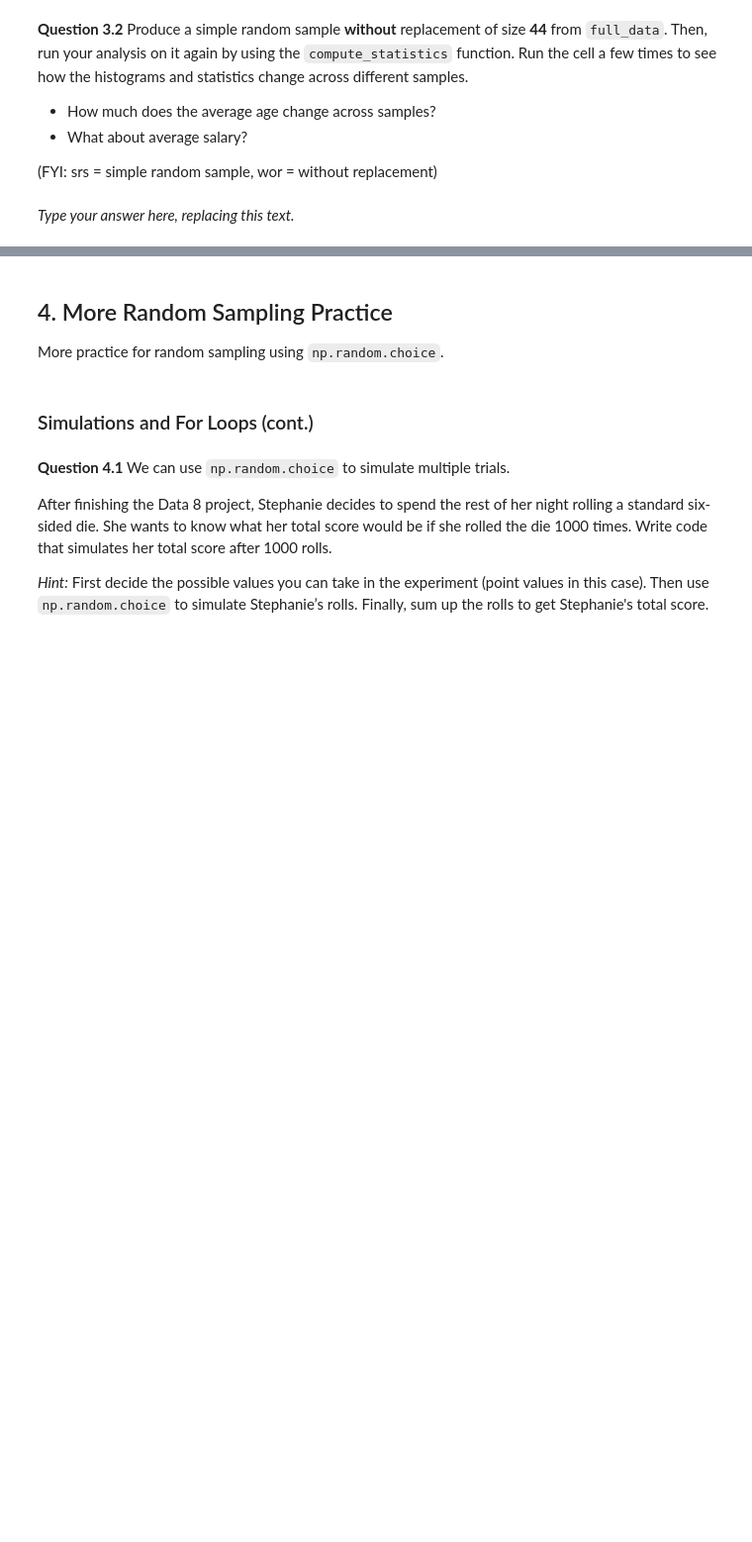
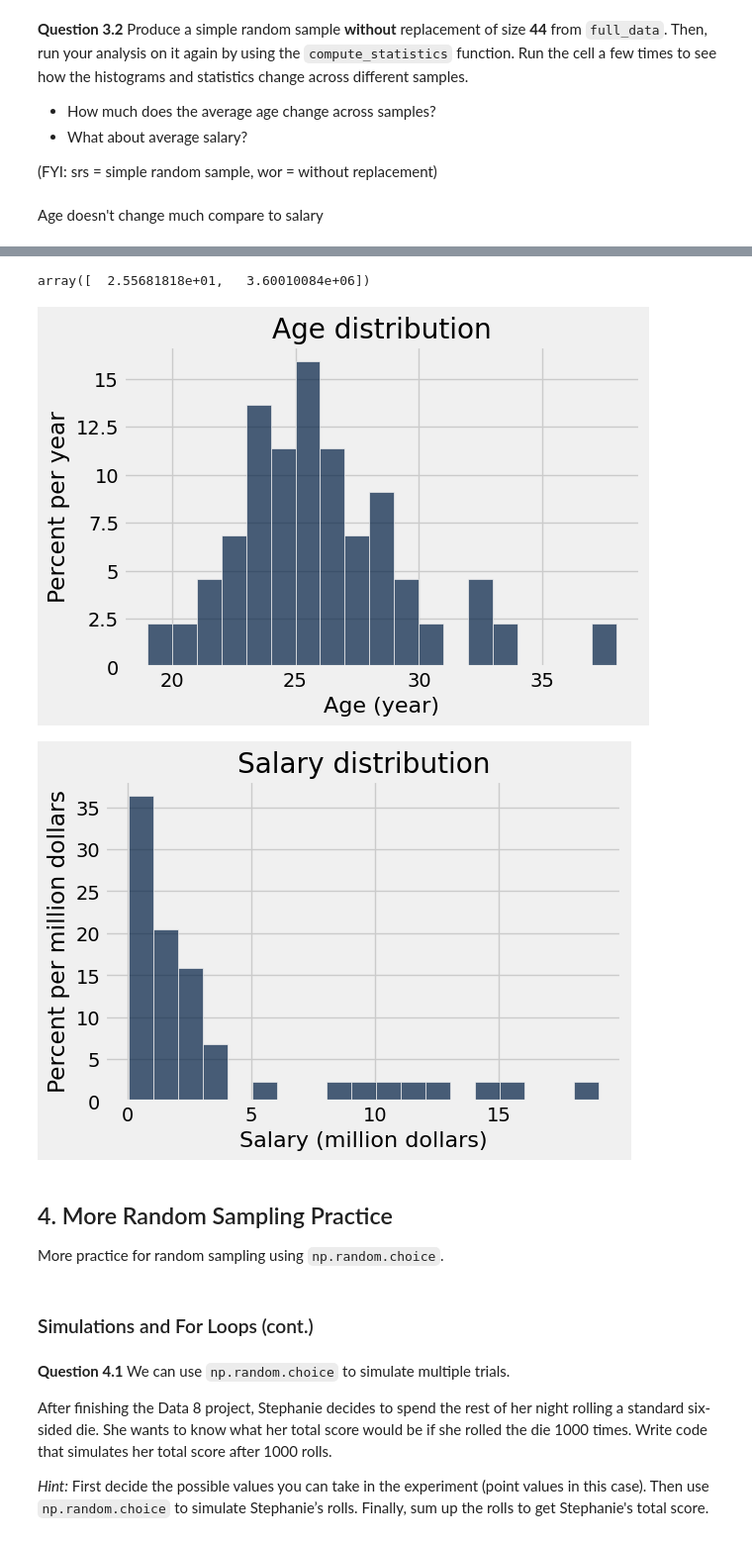
Before and after one commit to sondank1010/materials-sp22, a Jupyter notebook: lab/lab05/lab05.ipynb, the cells around one changed output, grey strips where cells are left out. Shown at 99% size. Cells and saved outputs as stored; diff of their text form; code cells hidden in the pictures; blank space fills up the shorter version.

```diff
--- a/lab/lab05/lab05.ipynb
+++ b/lab/lab05/lab05.ipynb
@@ -396,13 +446,17 @@ salary_data.sample(5, with_replacement=False)
 
 (FYI: srs = simple random sample, wor = without replacement)
 # %% [markdown]
-_Type your answer here, replacing this text._
+Age doesn't change much compare to salary
 # %% [markdown]
 <!-- BEGIN QUESTION -->
 # %%
-my_small_srswor_data = ...
-my_small_stats = ...
+my_small_srswor_data = full_data.sample(44, with_replacement = False)
+my_small_stats = compute_statistics(my_small_srswor_data)
 my_small_stats
+# %% [output]
+array([  2.55681818e+01,   3.60010084e+06])
+[figure, added]
+[figure, added]
 # %% [markdown]
 <!-- END QUESTION -->
 
```
Also changed, not shown: parts of 15 cells of this notebook, 5 other files.
